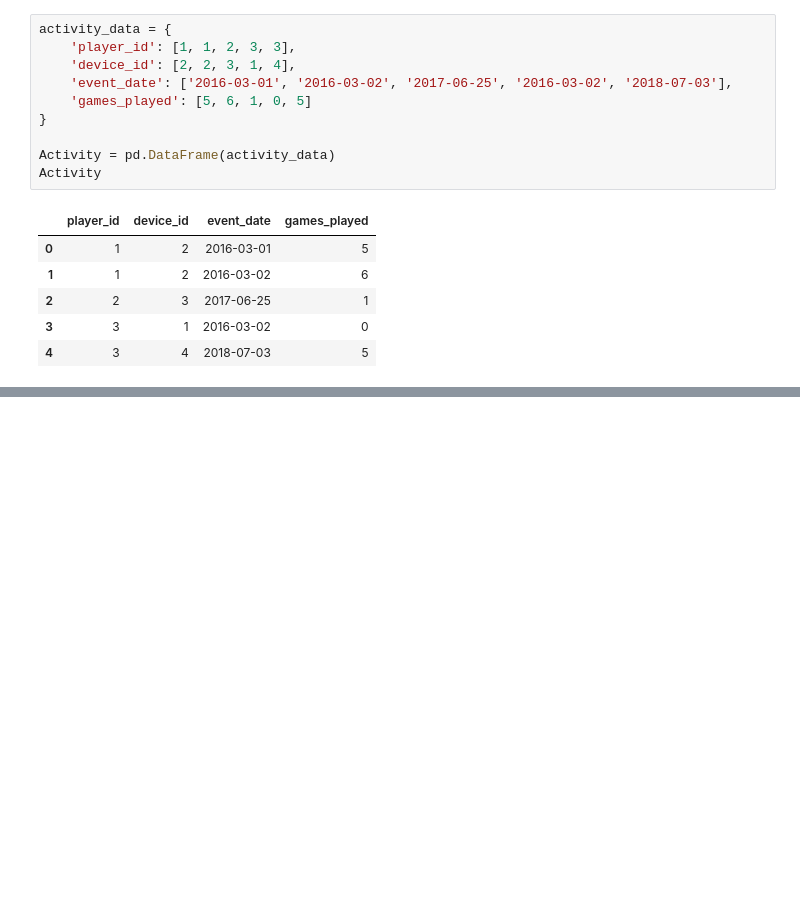
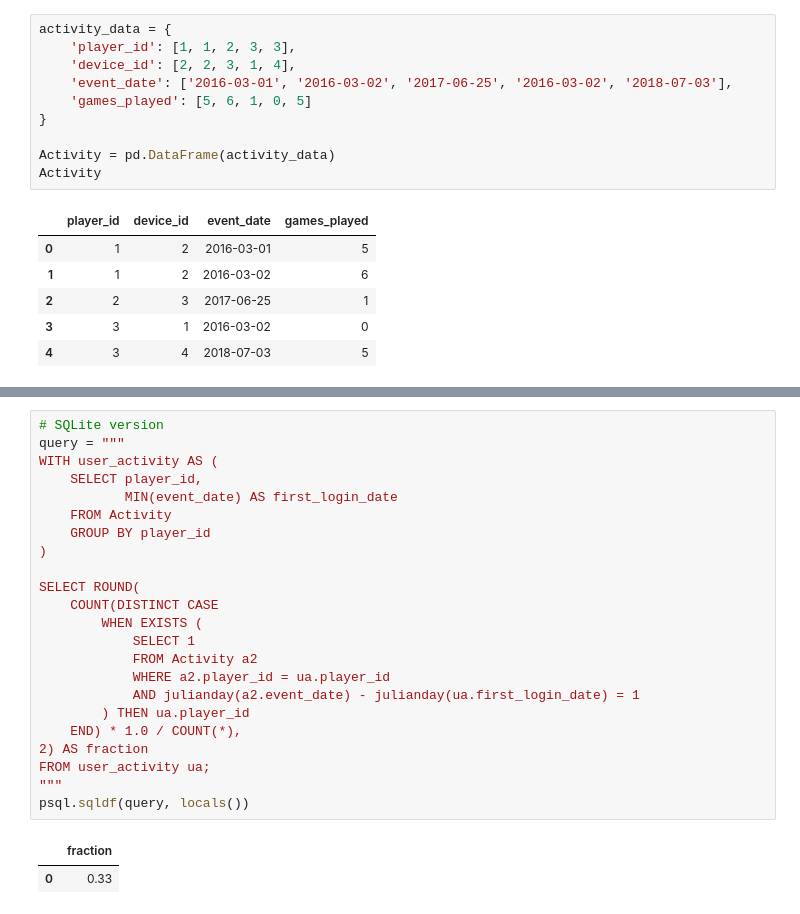
Before and after one commit to t7bo/SQL, a Jupyter notebook: SQL_exercices.ipynb, the cells around one changed output, grey strips where cells are left out. Drawn from its saved outputs; the diff is of its cells as text; blank space fills up the shorter version.

```diff
--- a/SQL_exercices.ipynb
+++ b/SQL_exercices.ipynb
@@ -912,0 +1026,26 @@ Activity
+# %%
+# SQLite version
+query = """
+WITH user_activity AS (
+    SELECT player_id,
+           MIN(event_date) AS first_login_date
+    FROM Activity
+    GROUP BY player_id
+)
+
+SELECT ROUND(
+    COUNT(DISTINCT CASE
+        WHEN EXISTS (
+            SELECT 1
+            FROM Activity a2
+            WHERE a2.player_id = ua.player_id
+            AND julianday(a2.event_date) - julianday(ua.first_login_date) = 1
+        ) THEN ua.player_id
+    END) * 1.0 / COUNT(*),
+2) AS fraction
+FROM user_activity ua;
+"""
+psql.sqldf(query, locals())
+# %% [output]
+|  | fraction |
+| 0 | 0.33 |
```
Also changed, not shown: parts of 6 cells of this notebook.
